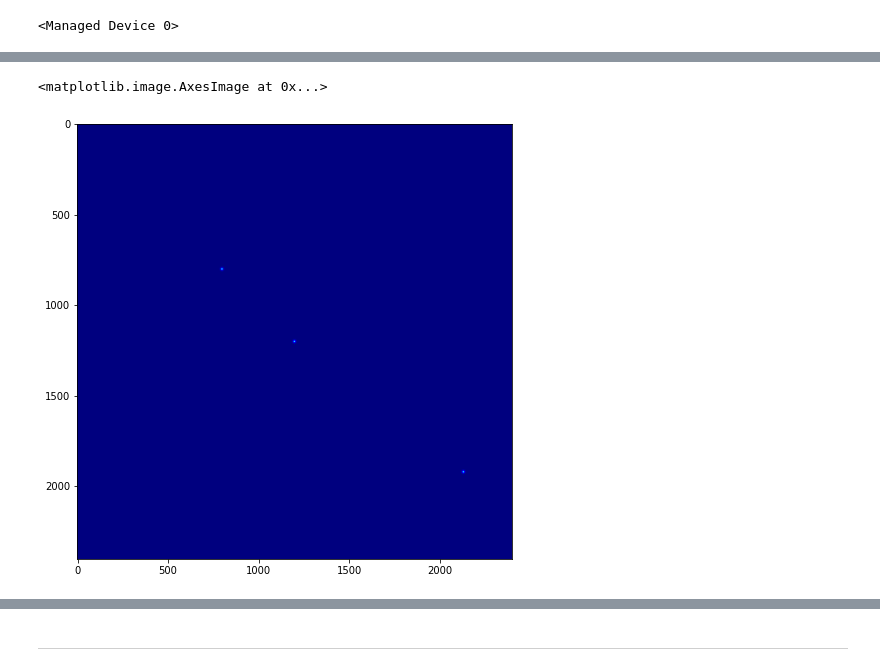
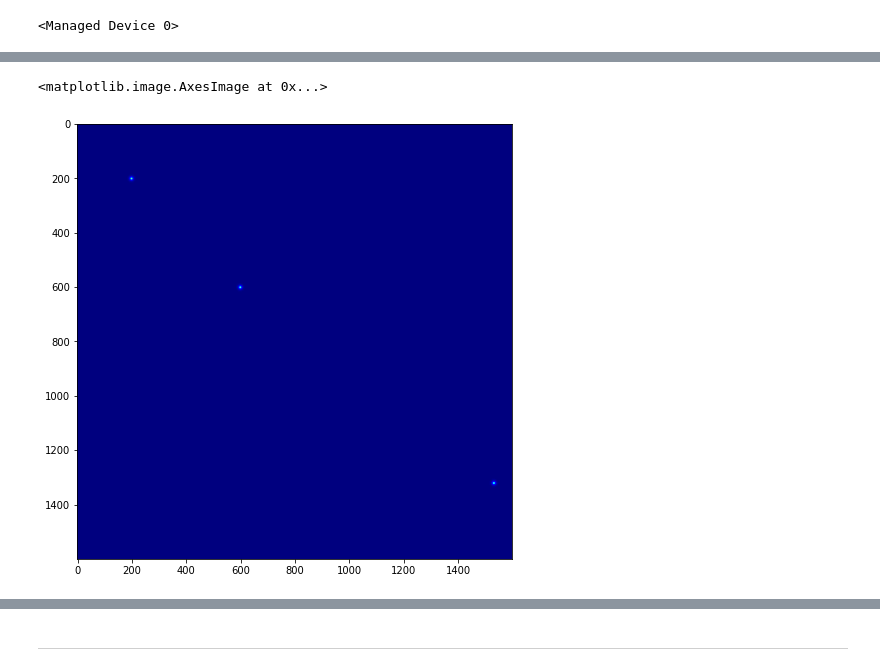
Before and after one commit to efurlanm/tama21, a Jupyter notebook: GC-numba-gpu.ipynb, the cells around one changed output, grey strips where cells are left out. Drawn from its saved outputs; the diff is of its cells as text; code cells hidden in the pictures.

```diff
--- a/GC-numba-gpu.ipynb
+++ b/GC-numba-gpu.ipynb
@@ -124,8 +124,9 @@ Heat: 750.0000 | Time: 1.1950 | Kernel: 0.5951 | Memory: 0.5915
 # %%
 %matplotlib inline
+import numpy as np
 import matplotlib.pyplot as plt
 plt.figure(figsize=(8,8))
-plt.imshow(aold, cmap='jet')
+plt.imshow(aold[600:2200,600:2200], cmap='jet')
 # %% [output]
 <matplotlib.image.AxesImage at 0x...>
-[figure, old version]
+[figure, new version]
```
Also changed, not shown: parts of 17 cells of this notebook, 4 other files.
